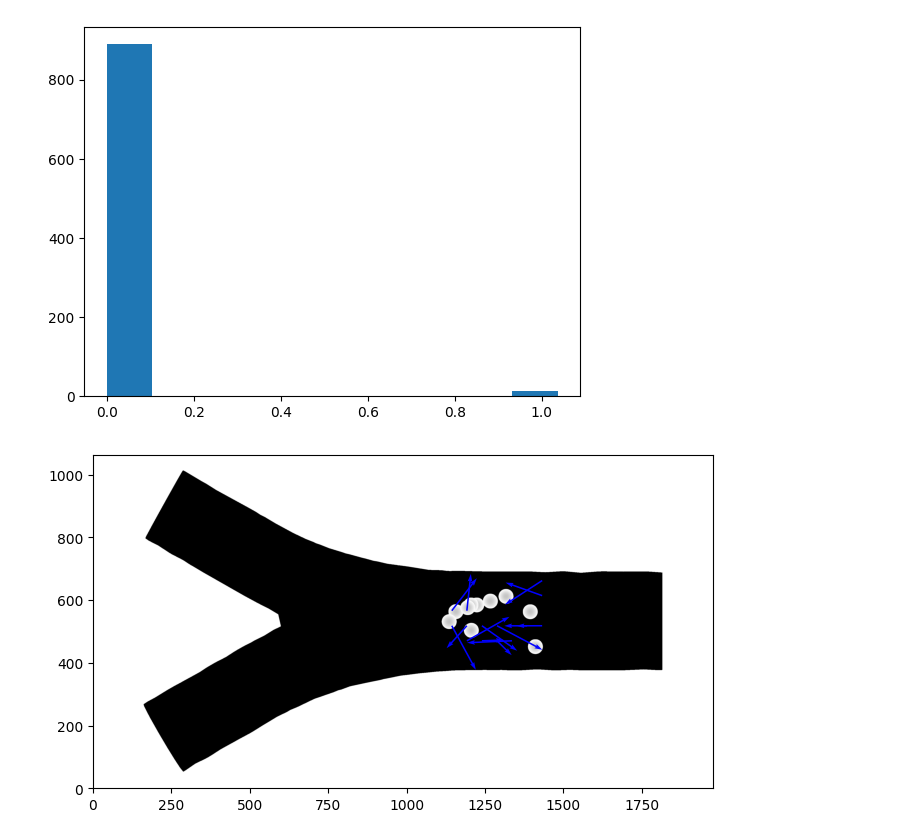
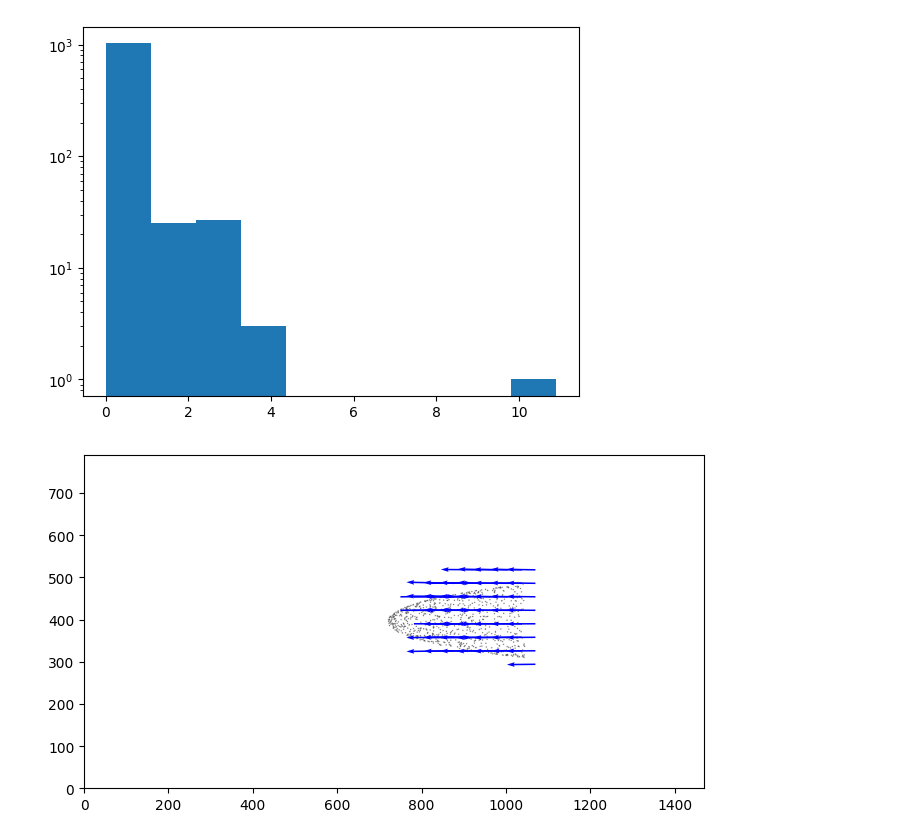
Before and after one commit to MoVo01/PIV-Test, a Jupyter notebook: PIV-Test.ipynb, the cells around one changed output. Cells and saved outputs as stored; diff of their text form; code cells hidden in the pictures.

```diff
--- a/PIV-Test.ipynb
+++ b/PIV-Test.ipynb
@@ -29,10 +30,10 @@ image_files_part= sorted(glob.glob(os.path.join(path, ex, "*00*.tiff")))
 frames_part = [reader(img) for img in image_files_part]
 # frames = [imageio.imread(img) for img in image_files]
 # %%
-frames = frames_part
+frames = frames_whole
 # %%
 
-i = 12
+i = 15
 
 fig = plt.figure()
 ax = fig.add_subplot()
@@ -48,9 +49,9 @@ ax2.imshow(frames[i+1], cmap = plt.cm.gray)
 # %%
-sea_exp = 5
+sea_exp = 6
 
 winsize = int(2**sea_exp)            # pixels, interrogation window size in frame A
 overlap = int(2**(sea_exp - 1))      # pixels, 50% overlap
-searchsize = int(2**(sea_exp+1))     # pixels, search area size in frame B
+searchsize = int(2**(sea_exp))   # pixels, search area size in frame B
 dt = 0.02 # sec, time interval between the two frames
 
 u0, v0, sig2noise = pyprocess.extended_search_area_piv(
@@ -63,8 +64,8 @@ u0, v0, sig2noise = pyprocess.extended_search_area_piv(
     sig2noise_method='peak2peak',
 )
 # %%
-doInvalidMask = 0
-doFilter = 0
+doInvalidMask = 1
+doFilter = 1
 doScaling = 0
 
 
@@ -76,13 +77,13 @@ x, y = pyprocess.get_coordinates(
 
 u2, v2 = u0, v0
 u3, v3 = u0, v0
-plt.hist(sig2noise.flatten())
+plt.hist(sig2noise.flatten(), log = True)
 
 
 if doInvalidMask:
     invalid_mask = validation.sig2noise_val(
         sig2noise,
-        threshold = 0.8,
+        threshold = 1.1,
     )
 
 if doFilter:
@@ -97,31 +98,32 @@ if doFilter:
 if doScaling:
     x, y, u3, v3 = scaling.uniform(
         x, y, u2, v2, #convert x,y to mm  #convert u,v to mm/sec
-        scaling_factor = 96.52,  # 96.52 pixels/millimeter
+        scaling_factor = 1,  # 96.52 pixels/millimeter
     )
 
     # 0,0 shall be bottom left, positive rotation rate is counterclockwise
     x, y, u3, v3 = tools.transform_coordinates(x, y, u3, v3)
 # %% [output]
-[figure, old version]
+[figure, new version]
 # %%
 if doInvalidMask:
     tools.save('exp1_001.txt' , x, y, u3, v3, invalid_mask)
 else:
     tools.save('exp1_001.txt' , x, y, u3, v3)
 
 
 
 
 fig, ax = plt.subplots(figsize=(8,8))
 tools.display_vector_field(
     pathlib.Path('exp1_001.txt'),
     ax=ax,
-    #scaling_factor=96.52,
+    scaling_factor=1, # 96.52
     scale=2e+4, # scale defines here the arrow length
     #width=0.0035, # width is the thickness of the arrow
     on_img=True, # overlay on the image
-    image_name= os.path.join(path, exwop, exwop+f".{i:04d}.tiff")
+    image_name= os.path.join(path, ex, ex+f".{i:04d}.tiff")
+    # image_name= os.path.join(path,"canal.tiff")
 );
 # %% [output]
-[figure, old version]
+[figure, new version]
```
Also changed, not shown: parts of 2 cells of this notebook.
